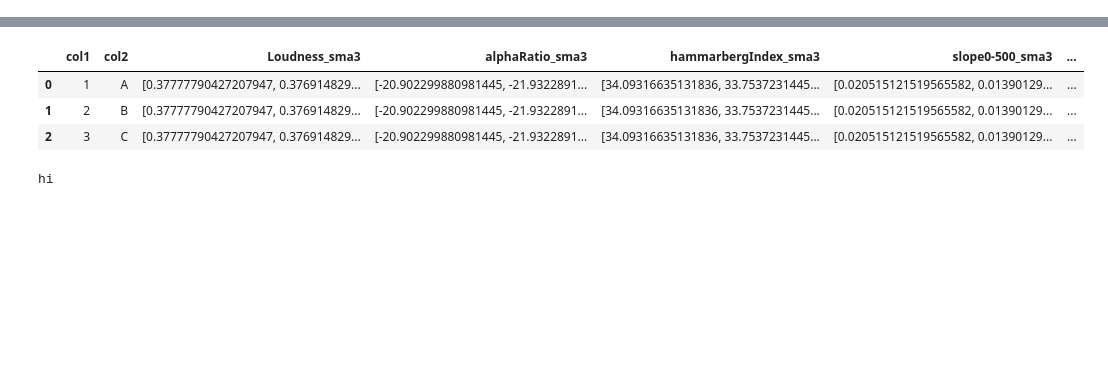
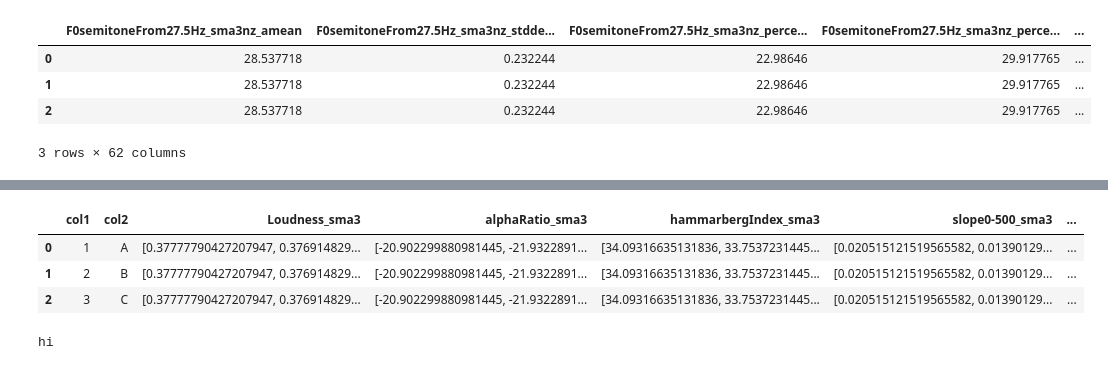
Before and after one commit to teostereciu/mc-ecpe, a Jupyter notebook: notebooks/opensmile.ipynb, the cells around one changed output, grey strips where cells are left out. Drawn from its saved outputs; the diff is of its cells as text; code cells hidden in the pictures; blank space fills up the shorter version.

```diff
--- a/notebooks/opensmile.ipynb
+++ b/notebooks/opensmile.ipynb
@@ -42,2 +26,5 @@ result_df
 # %%
 copy_df = result_df
+# %%
+all_rows = [copy_df]*3
+all_rows
@@ -43,0 +49,11 @@ copy_df = result_df
+# %%
+import pandas as pd
+audio_features_df = pd.concat(all_rows, axis=0)
+audio_features_df.reset_index(drop=True, inplace=True)
+audio_features_df
+# %% [output]
+|  | F0semitoneFrom27.5Hz_sma3nz_amean | F0semitoneFrom27.5Hz_sma3nz_stdde... | F0semitoneFrom27.5Hz_sma3nz_perce... | F0semitoneFrom27.5Hz_sma3nz_perce... | ... |
+| 0 | 28.537718 | 0.232244 | 22.98646 | 29.917765 | ... |
+| 1 | 28.537718 | 0.232244 | 22.98646 | 29.917765 | ... |
+| 2 | 28.537718 | 0.232244 | 22.98646 | 29.917765 | ... |
+3 rows × 62 columns
```
Also changed, not shown: parts of 15 cells of this notebook, 8 other files.
